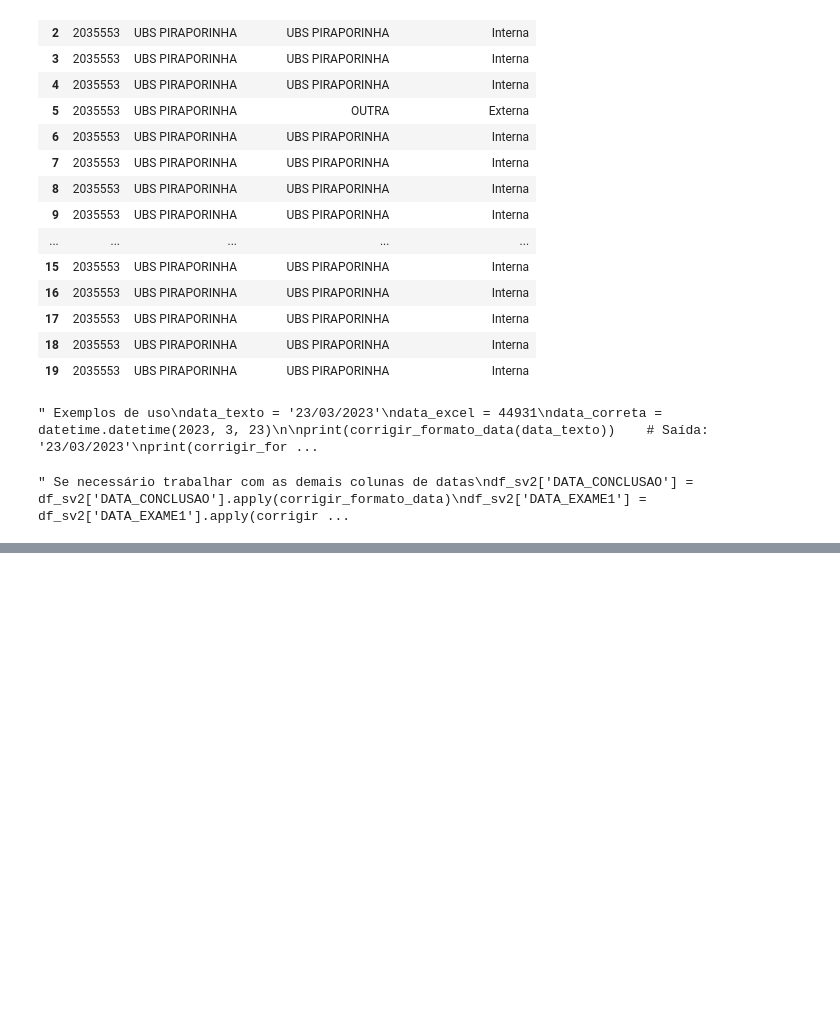
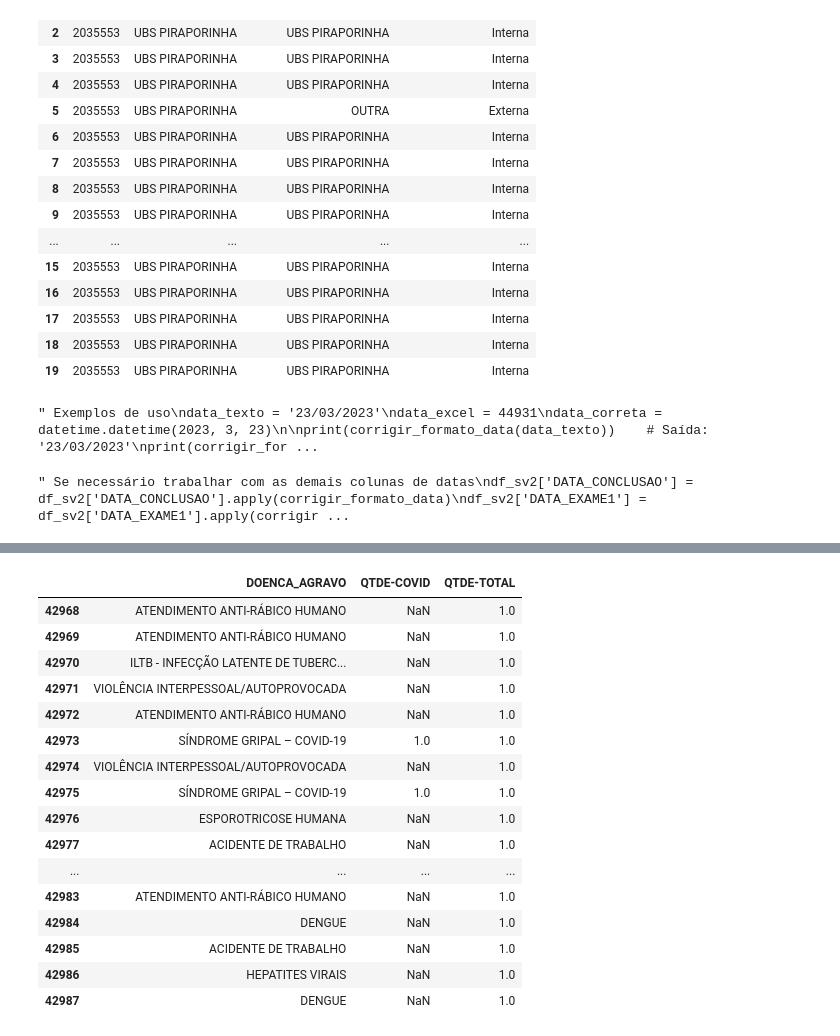
Before and after one commit to jaquelinalbuquerque/projeto-epidemio, a Jupyter notebook: projeto_epidemiosv2.ipynb, the cells around one changed output, grey strips where cells are left out. Cells and saved outputs as stored; diff of their text form; code cells hidden in the pictures; blank space fills up the shorter version.

```diff
--- a/projeto_epidemiosv2.ipynb
+++ b/projeto_epidemiosv2.ipynb
@@ -251,0 +262,28 @@ df_sv2.head(20)[["INFORMANTE", "PACIENTE", "DATA_NOTIFICACAO", "NASCIMENTO", "DA
+# %%
+#
+# Cria a coluna "QTDE-TOTAL" duplicada de "QTDE-COVID"
+df_sv2['QTDE-TOTAL'] = df_sv2['QTDE-COVID']
+
+# Preenche os valores nulos na coluna "QTDE-TOTAL" com 1
+df_sv2['QTDE-TOTAL'].fillna(1, inplace=True)
+
+
+df_sv2.tail(20)[['DOENCA_AGRAVO', 'QTDE-COVID', 'QTDE-TOTAL']]
+# %% [output]
+|  | DOENCA_AGRAVO | QTDE-COVID | QTDE-TOTAL |
+| 42968 | ATENDIMENTO ANTI-RÁBICO HUMANO | NaN | 1.0 |
+| 42969 | ATENDIMENTO ANTI-RÁBICO HUMANO | NaN | 1.0 |
+| 42970 | ILTB - INFECÇÃO LATENTE DE TUBERC... | NaN | 1.0 |
+| 42971 | VIOLÊNCIA INTERPESSOAL/AUTOPROVOCADA | NaN | 1.0 |
+| 42972 | ATENDIMENTO ANTI-RÁBICO HUMANO | NaN | 1.0 |
+| 42973 | SÍNDROME GRIPAL – COVID-19 | 1.0 | 1.0 |
+| 42974 | VIOLÊNCIA INTERPESSOAL/AUTOPROVOCADA | NaN | 1.0 |
+| 42975 | SÍNDROME GRIPAL – COVID-19 | 1.0 | 1.0 |
+| 42976 | ESPOROTRICOSE HUMANA | NaN | 1.0 |
+| 42977 | ACIDENTE DE TRABALHO | NaN | 1.0 |
+| ... | ... | ... | ... |
+| 42983 | ATENDIMENTO ANTI-RÁBICO HUMANO | NaN | 1.0 |
+| 42984 | DENGUE | NaN | 1.0 |
+| 42985 | ACIDENTE DE TRABALHO | NaN | 1.0 |
+| 42986 | HEPATITES VIRAIS | NaN | 1.0 |
+| 42987 | DENGUE | NaN | 1.0 |
```
Also changed, not shown: parts of 11 cells of this notebook.
